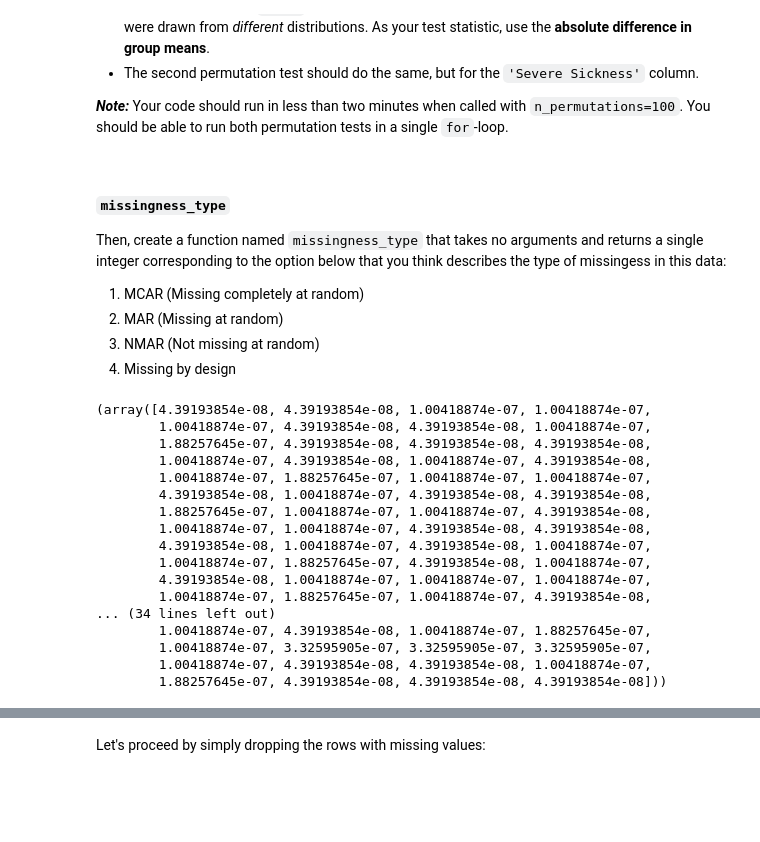
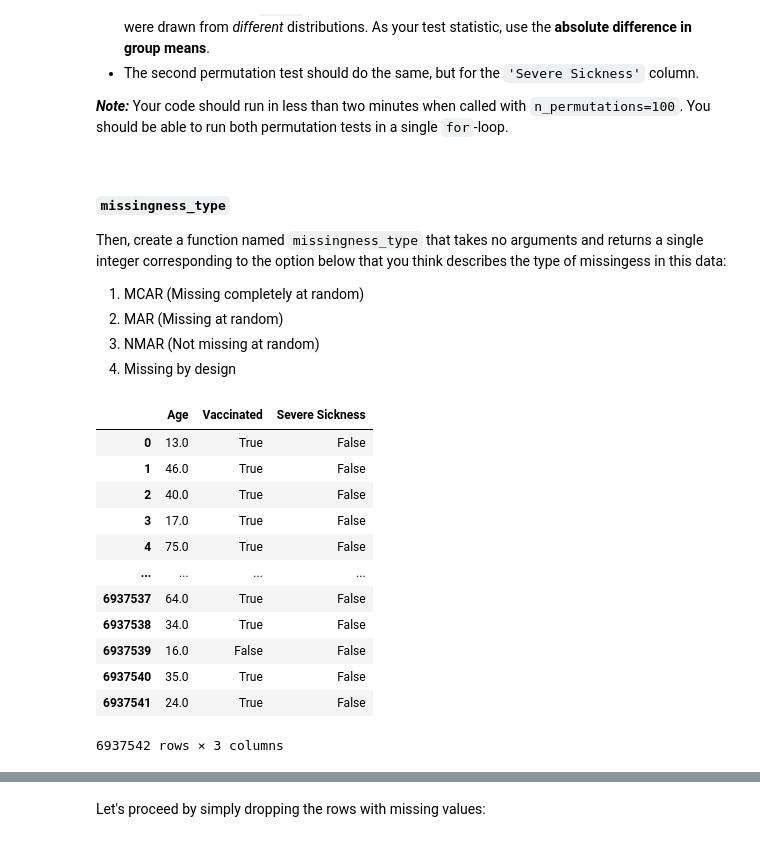
Before and after one commit to zaki1503/dsc80-2022-fa, a Jupyter notebook: projects/02-covid_vax/assignment/project.ipynb, the cells around one changed output, grey strips where cells are left out. Cells and saved outputs as stored; diff of their text form; code cells hidden in the pictures; blank space fills up the shorter version.

```diff
--- a/projects/02-covid_vax/assignment/project.ipynb
+++ b/projects/02-covid_vax/assignment/project.ipynb
@@ -751,25 +757,21 @@ Then, create a function named `missingness_type` that takes no arguments and ret
 # %%
 df = israel
 df['Age'] = np.random.permutation(df['Age'])
-outup
+israel
 # %% [output]
+|  | Age | Vaccinated | Severe Sickness |
+| 0 | 13.0 | True | False |
+| 1 | 46.0 | True | False |
+| 2 | 40.0 | True | False |
+| 3 | 17.0 | True | False |
+| 4 | 75.0 | True | False |
+| ... | ... | ... | ... |
+| 6937537 | 64.0 | True | False |
+| 6937538 | 34.0 | True | False |
+| 6937539 | 16.0 | False | False |
+| 6937540 | 35.0 | True | False |
+| 6937541 | 24.0 | True | False |
-(array([4.39193854e-08, 4.39193854e-08, 1.00418874e-07, 1.00418874e-07,
-        1.00418874e-07, 4.39193854e-08, 4.39193854e-08, 1.00418874e-07,
-        1.88257645e-07, 4.39193854e-08, 4.39193854e-08, 4.39193854e-08,
-        1.00418874e-07, 4.39193854e-08, 1.00418874e-07, 4.39193854e-08,
-        1.00418874e-07, 1.88257645e-07, 1.00418874e-07, 1.00418874e-07,
-        4.39193854e-08, 1.00418874e-07, 4.39193854e-08, 4.39193854e-08,
-        1.88257645e-07, 1.00418874e-07, 1.00418874e-07, 4.39193854e-08,
-        1.00418874e-07, 1.00418874e-07, 4.39193854e-08, 4.39193854e-08,
-        4.39193854e-08, 1.00418874e-07, 4.39193854e-08, 1.00418874e-07,
-        1.00418874e-07, 1.88257645e-07, 4.39193854e-08, 1.00418874e-07,
-        4.39193854e-08, 1.00418874e-07, 1.00418874e-07, 1.00418874e-07,
-        1.00418874e-07, 1.88257645e-07, 1.00418874e-07, 4.39193854e-08,
-... (34 lines left out)
-        1.00418874e-07, 4.39193854e-08, 1.00418874e-07, 1.88257645e-07,
-        1.00418874e-07, 3.32595905e-07, 3.32595905e-07, 3.32595905e-07,
-        1.00418874e-07, 4.39193854e-08, 4.39193854e-08, 1.00418874e-07,
-        1.88257645e-07, 4.39193854e-08, 4.39193854e-08, 4.39193854e-08]))
+6937542 rows × 3 columns
 # %%
 # run this to see the result, and don't change this cell -- it is used by the tests
 test_stats_vax, test_stats_sick = mcar_permutation_tests(israel, 100)
```
Also changed, not shown: parts of 16 cells of this notebook, 2 other files.
